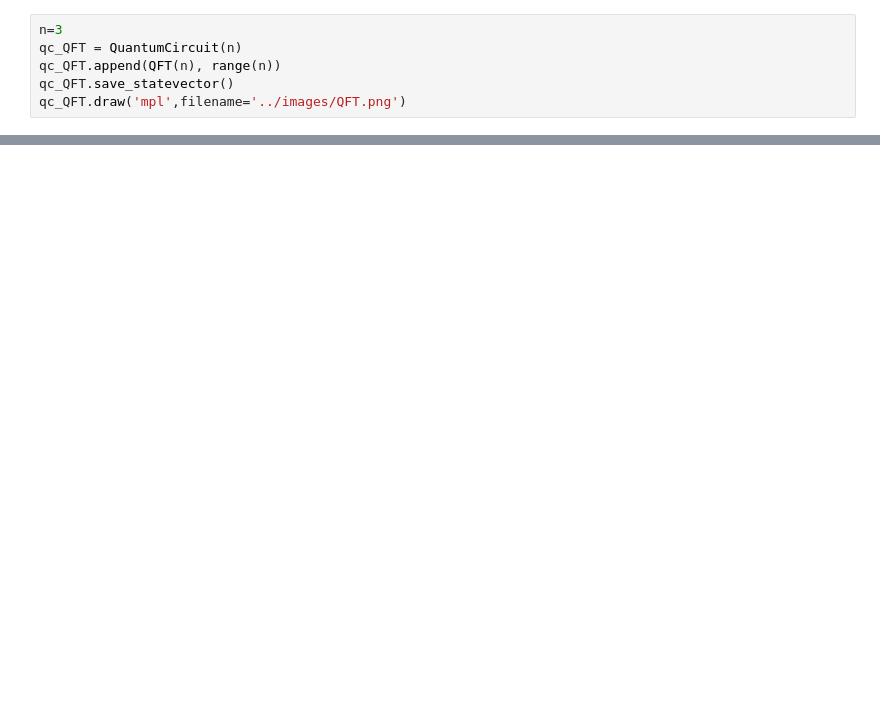
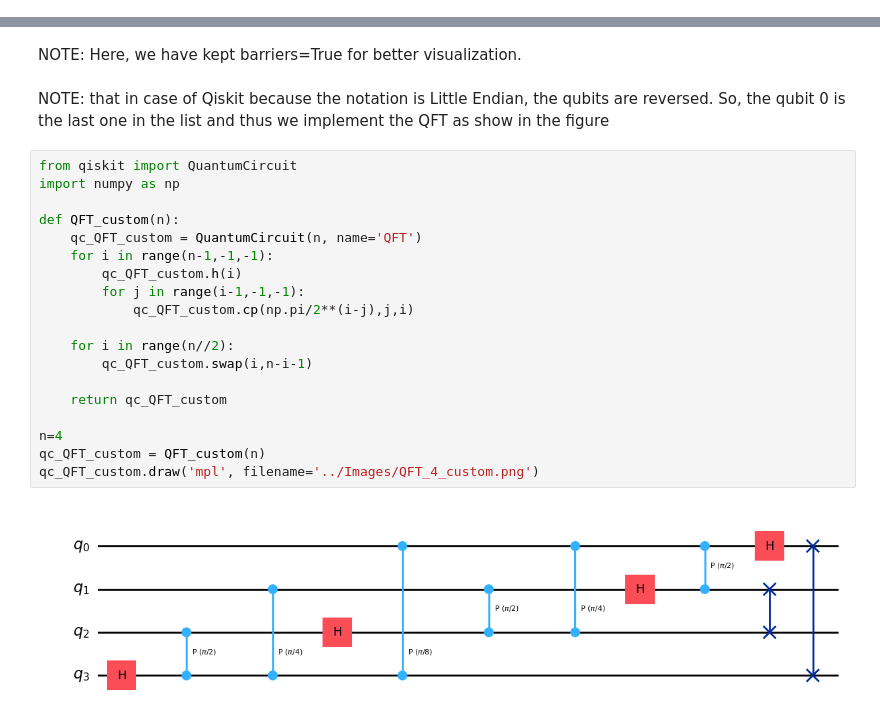
Before and after one commit to Nihar-Shah2001/Quantum_Computing_Notes, a Jupyter notebook: Notes/codes/14. QFT.ipynb, the cells around one changed output, grey strips where cells are left out. Cells and saved outputs as stored; diff of their text form; blank space fills up the shorter version.

```diff
--- a/Notes/codes/14. QFT.ipynb
+++ b/Notes/codes/14. QFT.ipynb
@@ -13,6 +0,0 @@ import numpy as np
-# %%
-n=3
-qc_QFT = QuantumCircuit(n)
-qc_QFT.append(QFT(n), range(n))
-qc_QFT.save_statevector()
-qc_QFT.draw('mpl',filename='../images/QFT.png')
@@ -218,0 +214,25 @@ print(IQFT_custom_matrix.data)
+# %% [markdown]
+NOTE: Here, we have kept barriers=True for better visualization.
+# %% [markdown]
+NOTE: that in case of Qiskit because the notation is Little Endian, the qubits are reversed. So, the qubit 0 is the last one in the list and thus we implement the QFT as show in the figure
+# %%
+from qiskit import QuantumCircuit
+import numpy as np
+
+def QFT_custom(n):
+    qc_QFT_custom = QuantumCircuit(n, name='QFT')
+    for i in range(n-1,-1,-1):
+        qc_QFT_custom.h(i)
+        for j in range(i-1,-1,-1):
+            qc_QFT_custom.cp(np.pi/2**(i-j),j,i)
+
+    for i in range(n//2):
+        qc_QFT_custom.swap(i,n-i-1)
+
+    return qc_QFT_custom
+
+n=4
+qc_QFT_custom = QFT_custom(n)
+qc_QFT_custom.draw('mpl', filename='../Images/QFT_4_custom.png')
+# %% [output]
+[figure, added]
```
Also changed, not shown: parts of 42 cells of this notebook, 10 other files.
